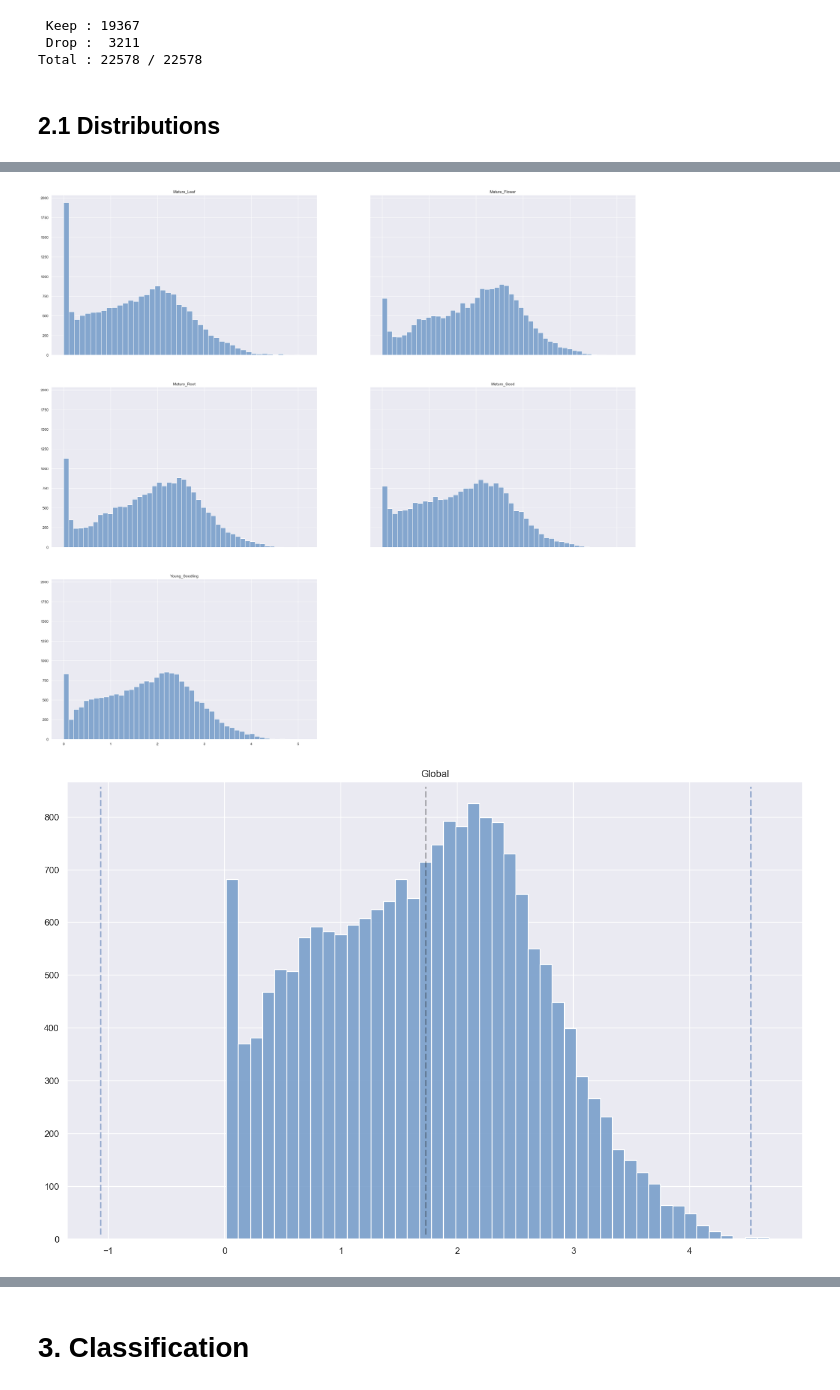
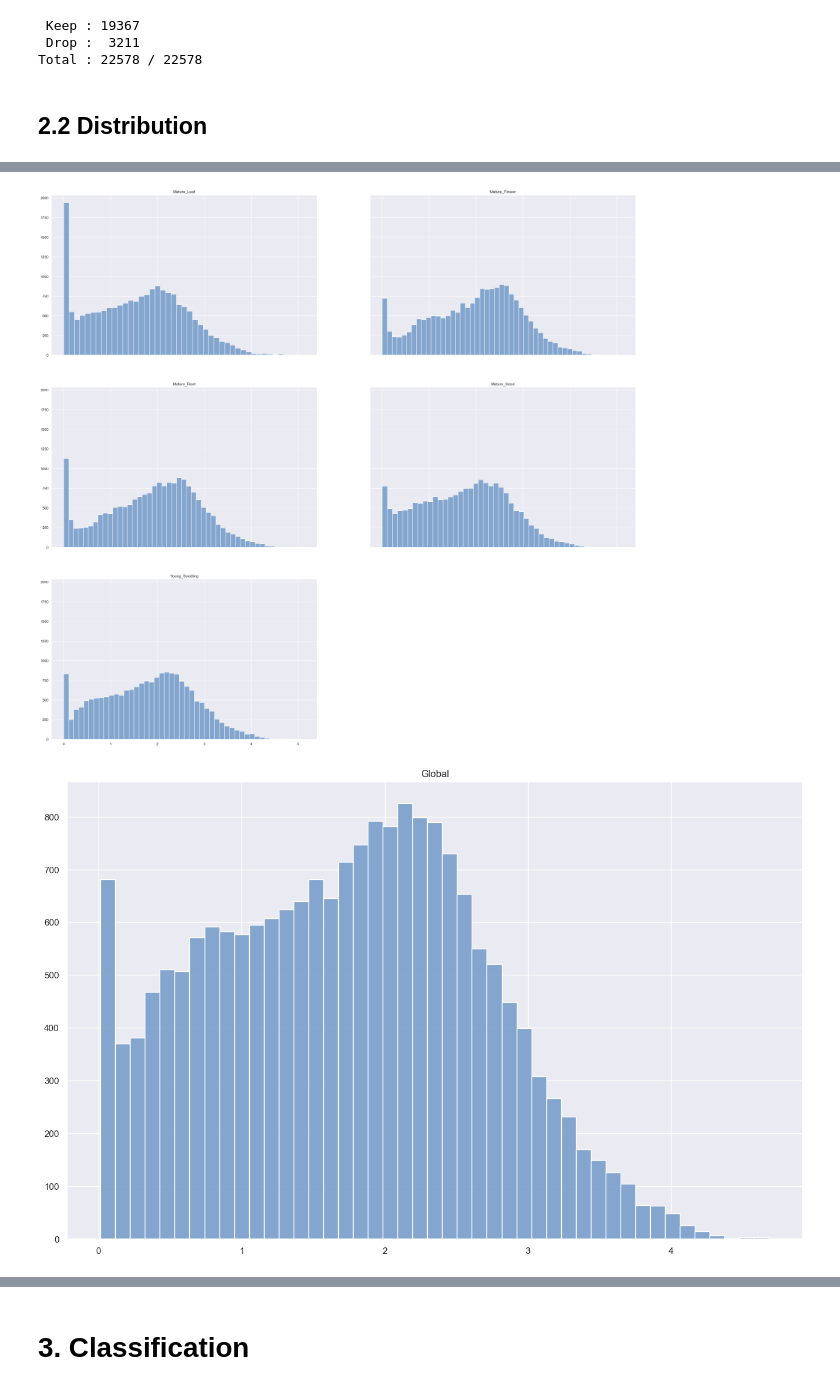
Before and after one commit to up4472/upolanc-thesis, a Jupyter notebook: notebook/nbp05-target.ipynb, the cells around one changed output, grey strips where cells are left out. Saved outputs shown, nothing was run; the diff lists cells and outputs as text; code cells hidden in the pictures.

```diff
--- a/notebook/nbp05-target.ipynb
+++ b/notebook/nbp05-target.ipynb
@@ -86,28 +86,28 @@ anndata = loader.load_h5ad(
 	filename = os.path.join(RES_NBP04, 'arabidopsis-r36.h5ad')
 )
 
-sequence_promoter_keep = loader.load_fasta(
-	filename  = os.path.join(RES_NBP04, 'sequences-promoter-keep.fasta'),
+sequence_prom_keep = loader.load_fasta(
+	filename  = os.path.join(RES_NBP04, 'sequences-promoter-full-keep.fasta'),
 	to_string = True
 )
 
-sequence_bp2150_keep = loader.load_fasta(
-	filename  = os.path.join(RES_NBP04, 'sequences-bp2150-keep.fasta'),
+sequence_prom_drop = loader.load_fasta(
+	filename  = os.path.join(RES_NBP04, 'sequences-promoter-full-drop.fasta'),
+	to_string = True
+)
+
+sequence_2150_keep = loader.load_fasta(
+	filename  = os.path.join(RES_NBP04, 'sequences-2150-keep.fasta'),
+	to_string = True
+)
+
+sequence_2150_drop = loader.load_fasta(
+	filename  = os.path.join(RES_NBP04, 'sequences-2150-drop.fasta'),
 	to_string = True
 )
 
 feature_base_keep = loader.load_npz(
 	filename = os.path.join(RES_NBP04, 'features-base-keep.npz')
-)
-
-sequence_promoter_drop = loader.load_fasta(
-	filename  = os.path.join(RES_NBP04, 'sequences-promoter-drop.fasta'),
-	to_string = True
-)
-
-sequence_bp2150_drop = loader.load_fasta(
-	filename  = os.path.join(RES_NBP04, 'sequences-bp2150-drop.fasta'),
-	to_string = True
 )
 
 feature_base_drop = loader.load_npz(
@@ -256,7 +258,7 @@ print('Total : {:5d} / {:5d}'.format(len(values_drop) + len(values_keep), len(va
  Drop :  3211
 Total : 22578 / 22578
 # %% [markdown]
-## 2.1 Distributions
+## 2.2 Distribution
 # %%
 # Compute the regression distribution and display per tissue
 
@@ -276,8 +278,8 @@ for group in ['tissue', 'group', 'global'] :
 		groupby     = group,
 		discrete    = False,
 		filename    = os.path.join(OUT_PLOT, 'distribution-{}-mean-{}'.format(group, name)),
-		draw_zscore = OUTLIER_FILTER == 'zscore',
-		draw_iqr    = OUTLIER_FILTER == 'iqr',
+		draw_zscore = False,
+		draw_iqr    = False,
 		factors     = OUTLIER_PARAMS
 	)
 # %% [output]
@@ -285,5 +287,5 @@ for group in ['tissue', 'group', 'global'] :
 [figure]
-[figure, old version]
+[figure, new version]
 # %%
 # Compute the regression distribution and display per tissue
 
```
Also changed, not shown: parts of 24 cells of this notebook, 24 other files.
